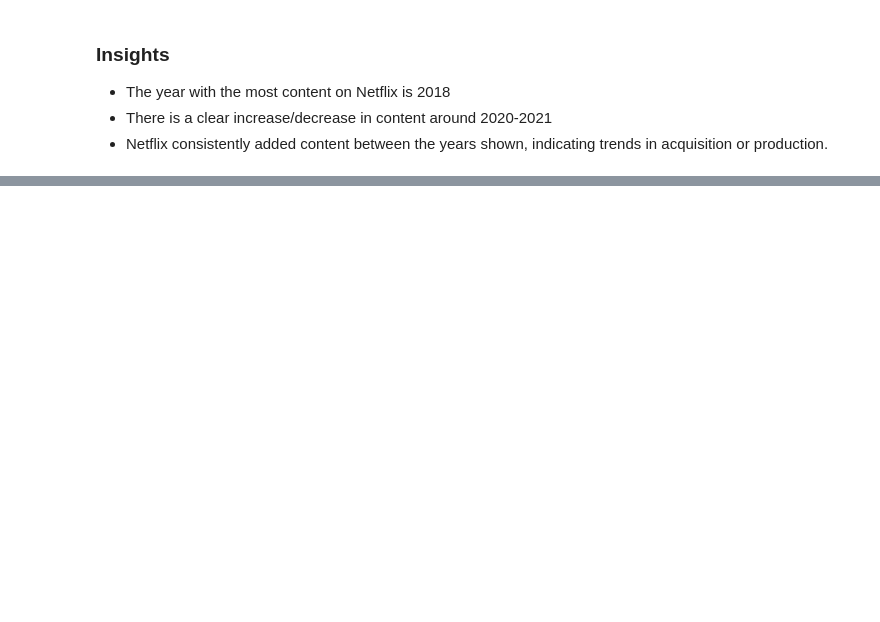
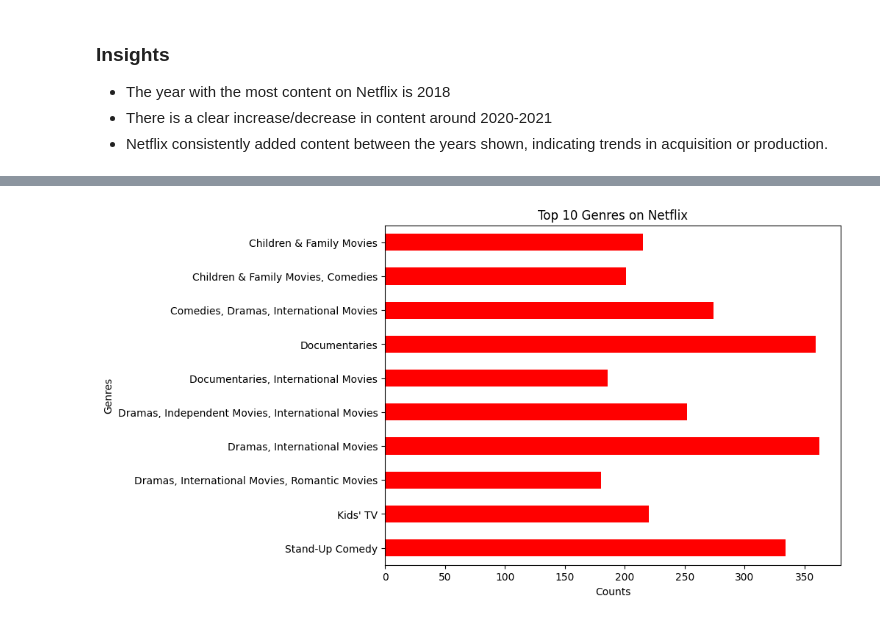
Before and after one commit to anjali0906vinod/netflix_analysis, a Jupyter notebook: netflix.ipynb, the cells around one changed output, grey strips where cells are left out. Saved outputs shown, nothing was run; the diff lists cells and outputs as text; code cells hidden in the pictures; blank space fills up the shorter version.

```diff
--- a/netflix.ipynb
+++ b/netflix.ipynb
@@ -219,3 +214,7 @@ plt.show()
 - The year with the most content on Netflix is 2018
 - There is a clear increase/decrease in content around 2020-2021
 - Netflix consistently added content between the years shown, indicating trends in acquisition or production.
+# %%
+#top 10 genres
+listed_in_counts = df['listed_in'].value_counts().head(10)
+listed_in_counts
@@ -221,0 +236,11 @@ plt.show()
+# %%
+listed_in_counts_sorted = listed_in_counts.sort_index()
+# %%
+listed_in_counts_sorted.plot(kind='barh', color='red', figsize=(8,6))
+plt.title("Top 10 Genres on Netflix")
+plt.xlabel("Counts")
+plt.ylabel("Genres")
+plt.gca().invert_yaxis()
+plt.show()
+# %% [output]
+[figure, added]
```
Also changed, not shown: parts of 15 cells of this notebook, 4 other files.
